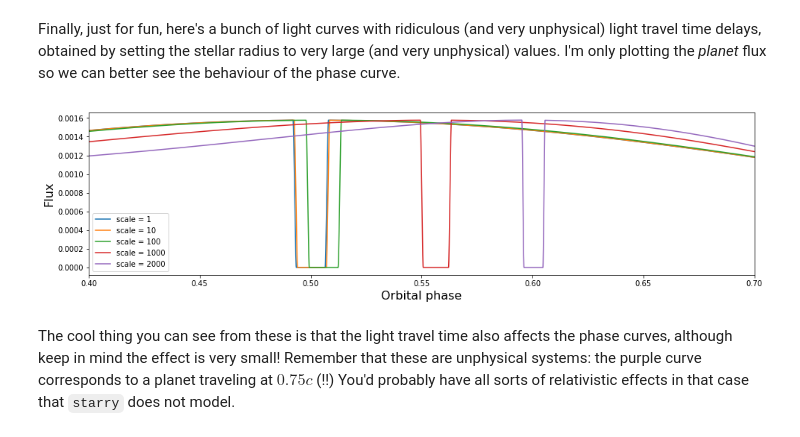
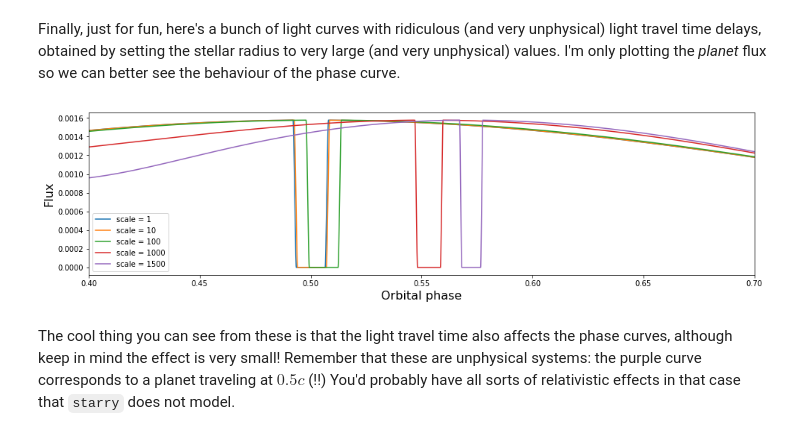
Before and after one commit to rodluger/starry, a Jupyter notebook: docs/tutorials/light_travel.ipynb, the cells around one changed output. Saved outputs shown, nothing was run; the diff lists cells and outputs as text; code cells hidden in the pictures.

Commit message:
better light travel time calculation

```diff
--- a/docs/tutorials/light_travel.ipynb
+++ b/docs/tutorials/light_travel.ipynb
@@ -131,22 +128,22 @@ Finally, just for fun, here's a bunch of light curves with ridiculous (and very
 # %%
 time = np.linspace(0, 10, 100000)
 phase = time / planet.porb
 
 fig, ax = pl.subplots(1, figsize=(16, 4))
 
-for scale in [1, 10, 100, 1000, 2000]:
+for scale in [1, 10, 100, 1000, 1500]:
     system.scale = scale
     system.compute(time)
     ax.plot(phase, planet.flux, label="scale = %d" % scale);
 
 ax.set_xlim(0.4, 0.7)
 ax.set_xlabel('Orbital phase', fontsize=16);
 ax.set_ylabel('Flux', fontsize=16);
 ax.legend();
 # %% [output]
-[figure, old version]
+[figure, new version]
 # %% [markdown]
-The cool thing you can see from these is that the light travel time also affects the phase curves, although keep in mind the effect is very small! Remember that these are unphysical systems: the purple curve corresponds to a planet traveling at $0.75c$ (!!) You'd probably have all sorts of relativistic effects in that case that `starry` does not model.
+The cool thing you can see from these is that the light travel time also affects the phase curves, although keep in mind the effect is very small! Remember that these are unphysical systems: the purple curve corresponds to a planet traveling at $0.5c$ (!!) You'd probably have all sorts of relativistic effects in that case that `starry` does not model.
 # %%
 if __benchmark__:
     # Run some extra tests here
```
Also changed, not shown: parts of 5 cells of this notebook, 1 other file.
